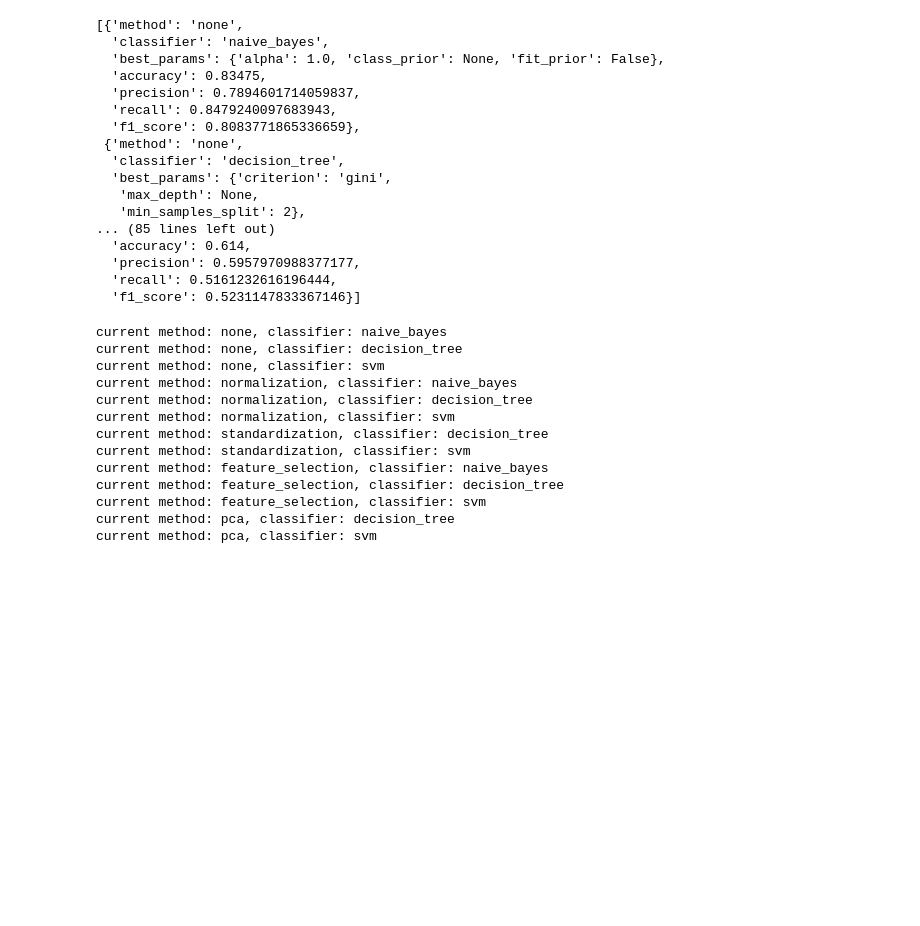
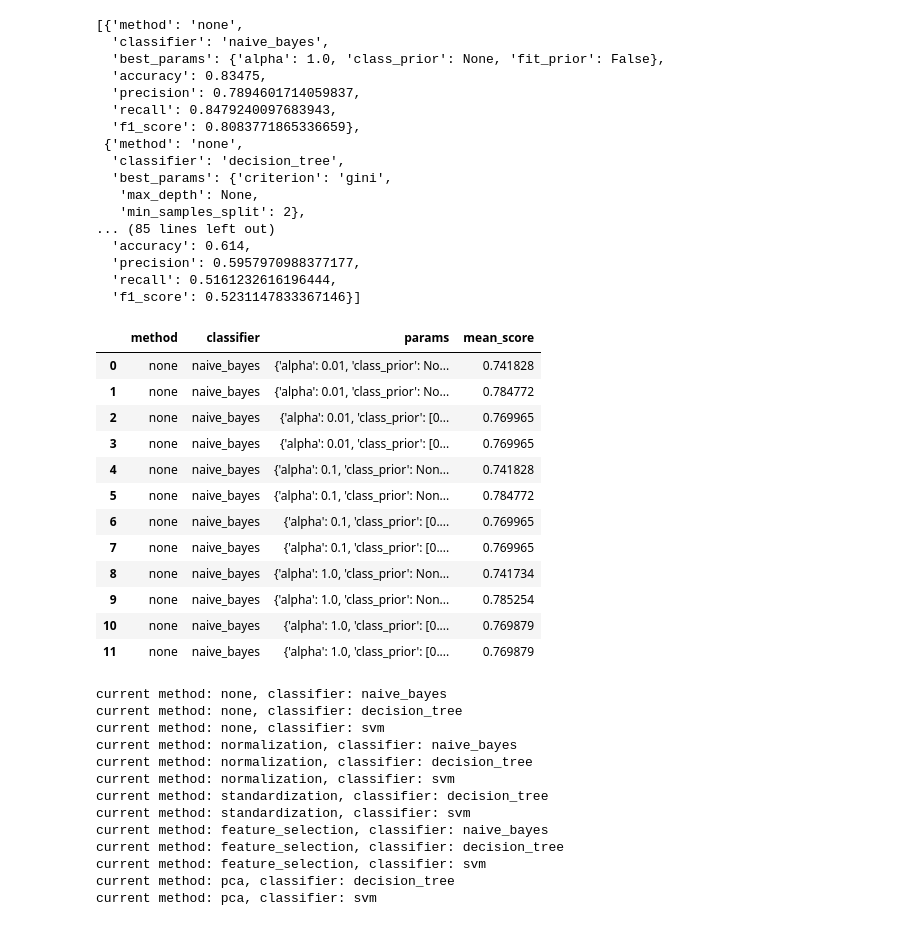
Before and after one commit to Krisenberg/AI_Lab, a Jupyter notebook: Lab_4_machine_learning/src/ml_process.ipynb, the cells around one changed output. Saved outputs shown, nothing was run; the diff lists cells and outputs as text; code cells hidden in the pictures; blank space fills up the shorter version.

```diff
--- a/Lab_4_machine_learning/src/ml_process.ipynb
+++ b/Lab_4_machine_learning/src/ml_process.ipynb
@@ -187,10 +221,7 @@ for method, (X_train_transformed, X_test_transformed) in processed_data.items():
                     'method': method,
                     'classifier': name,
                     'params': cv_results['params'][i],
-                    'mean_accuracy': cv_results['mean_test_accuracy'][i],
-                    'mean_precision': cv_results['mean_test_precision'][i],
-                    'mean_recall': cv_results['mean_test_recall'][i],
-                    'mean_f1_score': cv_results['mean_test_f1'][i]
+                    'mean_score': cv_results['mean_test_score'][i]
                 })
 
 
@@ -239,6 +270,24 @@ results
   'precision': 0.5957970988377177,
   'recall': 0.5161232616196444,
   'f1_score': 0.5231147833367146}]
+# %%
+all_results_df = pd.DataFrame(all_results)
+
+all_results_df[(all_results_df['method'] == 'none') & (all_results_df['classifier'] == 'naive_bayes')]
+# %% [output]
+|  | method | classifier | params | mean_score |
+| 0 | none | naive_bayes | {'alpha': 0.01, 'class_prior': No... | 0.741828 |
+| 1 | none | naive_bayes | {'alpha': 0.01, 'class_prior': No... | 0.784772 |
+| 2 | none | naive_bayes | {'alpha': 0.01, 'class_prior': [0... | 0.769965 |
+| 3 | none | naive_bayes | {'alpha': 0.01, 'class_prior': [0... | 0.769965 |
+| 4 | none | naive_bayes | {'alpha': 0.1, 'class_prior': Non... | 0.741828 |
+| 5 | none | naive_bayes | {'alpha': 0.1, 'class_prior': Non... | 0.784772 |
+| 6 | none | naive_bayes | {'alpha': 0.1, 'class_prior': [0.... | 0.769965 |
+| 7 | none | naive_bayes | {'alpha': 0.1, 'class_prior': [0.... | 0.769965 |
+| 8 | none | naive_bayes | {'alpha': 1.0, 'class_prior': Non... | 0.741734 |
+| 9 | none | naive_bayes | {'alpha': 1.0, 'class_prior': Non... | 0.785254 |
+| 10 | none | naive_bayes | {'alpha': 1.0, 'class_prior': [0.... | 0.769879 |
+| 11 | none | naive_bayes | {'alpha': 1.0, 'class_prior': [0.... | 0.769879 |
 # %%
 # for name, result in results.items():
 #     print(f'Classifier: {name}')
```
Also changed, not shown: parts of 6 cells of this notebook, 10 other files.
